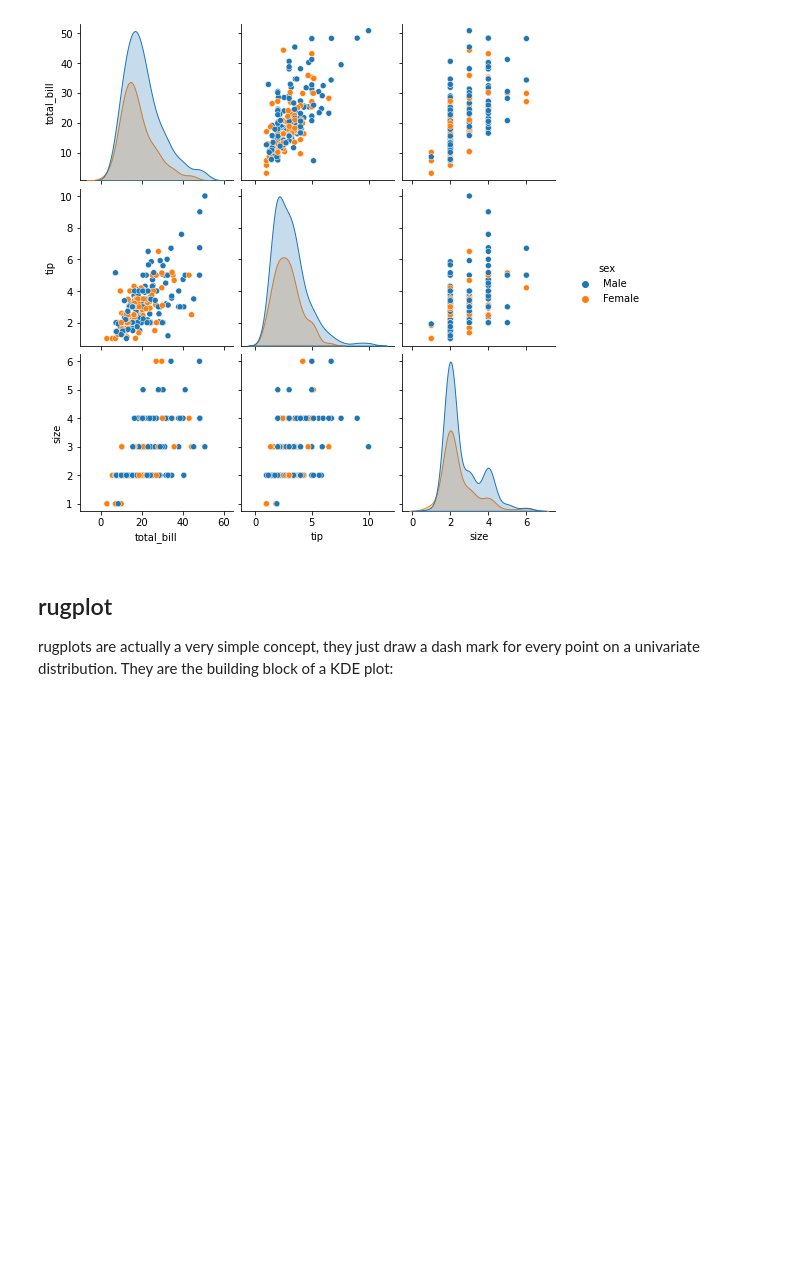
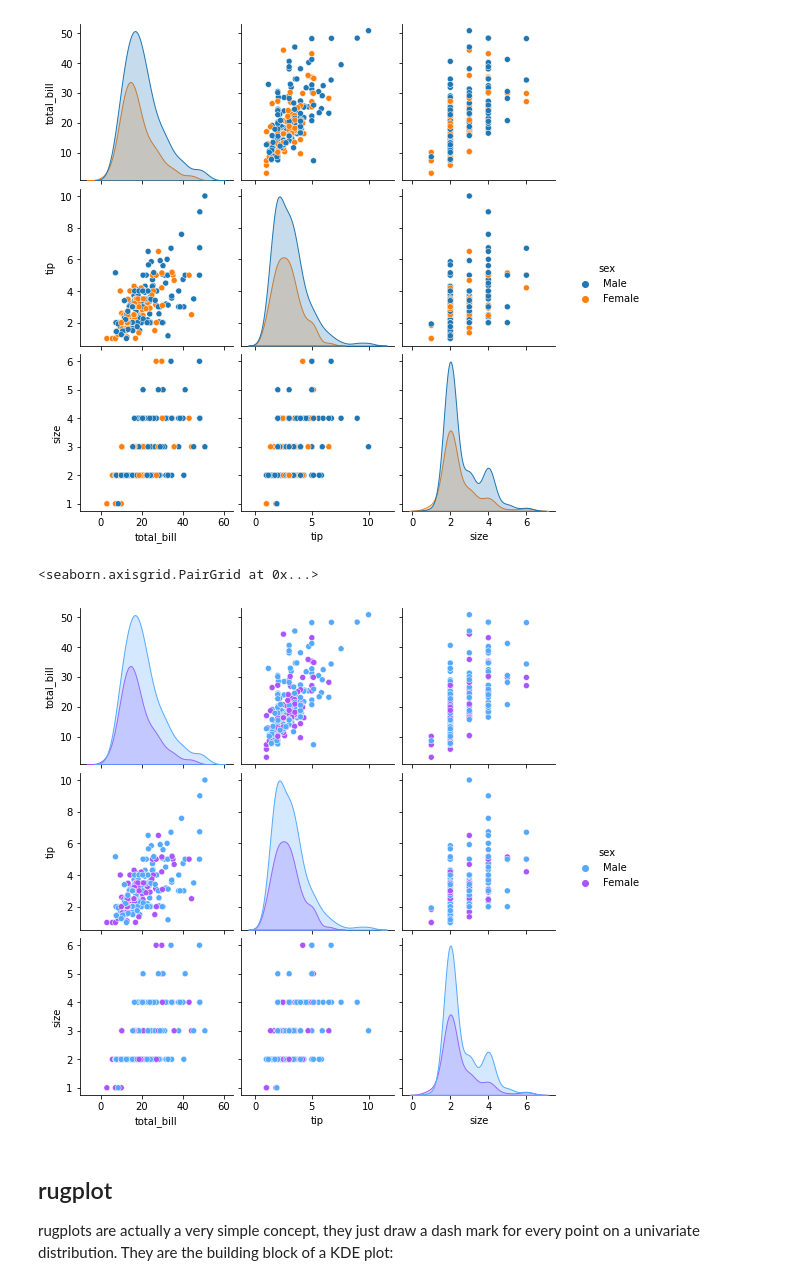
Before and after one commit to ritesh-chafer/python-for-data-science-and-machine-learning-bootcamp, a Jupyter notebook: Python for Data Visualization/Seaborn/Distribution Plots.ipynb, the cells around one changed output. Drawn from its saved outputs; the diff is of its cells as text; code cells hidden in the pictures; blank space fills up the shorter version.

Commit message:
pairplot_palette

```diff
--- a/Python for Data Visualization/Seaborn/Distribution Plots.ipynb
+++ b/Python for Data Visualization/Seaborn/Distribution Plots.ipynb
@@ -98,6 +98,11 @@ sns.pairplot(tips,hue='sex')
 # %% [output]
 <seaborn.axisgrid.PairGrid at 0x...>
 [figure]
+# %%
+sns.pairplot(tips, hue = 'sex', palette = 'cool')
+# %% [output]
+<seaborn.axisgrid.PairGrid at 0x...>
+[figure, added]
 # %% [markdown]
 ## rugplot
 
```
